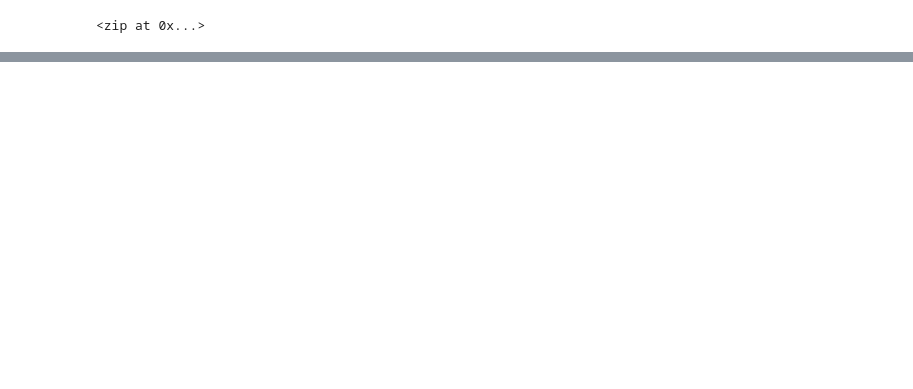
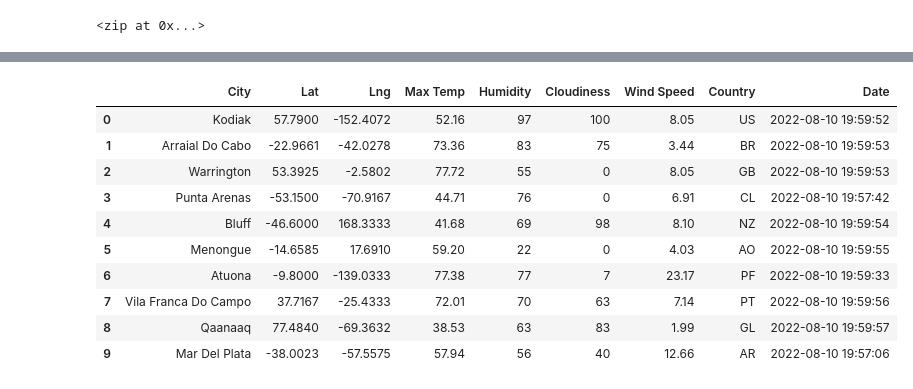
Before and after one commit to CanasLuis/World_Weather_Analysis, a Jupyter notebook: WeatherPy.ipynb, the cells around one changed output, grey strips where cells are left out. Cells and saved outputs as stored; diff of their text form; code cells hidden in the pictures; blank space fills up the shorter version.

```diff
--- a/WeatherPy.ipynb
+++ b/WeatherPy.ipynb
@@ -38,0 +48,5 @@ for coordinate in coordinates:
+# %%
+# Use the print() function to display the latitude and longitude combinations.
+for coordinate in coordinates:
+    print(citipy.nearest_city(coordinate[0], coordinate[1]).city_name,
+          citipy.nearest_city(coordinate[0], coordinate[1]).country_code)
@@ -38,0 +181,16 @@ for coordinate in coordinates:
+# %%
+# Convert the array of dictionaries to a Pandas DataFrame.
+city_data_df = pd.DataFrame(city_data)
+city_data_df.head(10)
+# %% [output]
+|  | City | Lat | Lng | Max Temp | Humidity | Cloudiness | Wind Speed | Country | Date |
+| 0 | Kodiak | 57.7900 | -152.4072 | 52.16 | 97 | 100 | 8.05 | US | 2022-08-10 19:59:52 |
+| 1 | Arraial Do Cabo | -22.9661 | -42.0278 | 73.36 | 83 | 75 | 3.44 | BR | 2022-08-10 19:59:53 |
+| 2 | Warrington | 53.3925 | -2.5802 | 77.72 | 55 | 0 | 8.05 | GB | 2022-08-10 19:59:53 |
+| 3 | Punta Arenas | -53.1500 | -70.9167 | 44.71 | 76 | 0 | 6.91 | CL | 2022-08-10 19:57:42 |
+| 4 | Bluff | -46.6000 | 168.3333 | 41.68 | 69 | 98 | 8.10 | NZ | 2022-08-10 19:59:54 |
+| 5 | Menongue | -14.6585 | 17.6910 | 59.20 | 22 | 0 | 4.03 | AO | 2022-08-10 19:59:55 |
+| 6 | Atuona | -9.8000 | -139.0333 | 77.38 | 77 | 7 | 23.17 | PF | 2022-08-10 19:59:33 |
+| 7 | Vila Franca Do Campo | 37.7167 | -25.4333 | 72.01 | 70 | 63 | 7.14 | PT | 2022-08-10 19:59:56 |
+| 8 | Qaanaaq | 77.4840 | -69.3632 | 38.53 | 63 | 83 | 1.99 | GL | 2022-08-10 19:59:57 |
+| 9 | Mar Del Plata | -38.0023 | -57.5575 | 57.94 | 56 | 40 | 12.66 | AR | 2022-08-10 19:57:06 |
```
Also changed, not shown: parts of 12 cells of this notebook, 3 other files.
